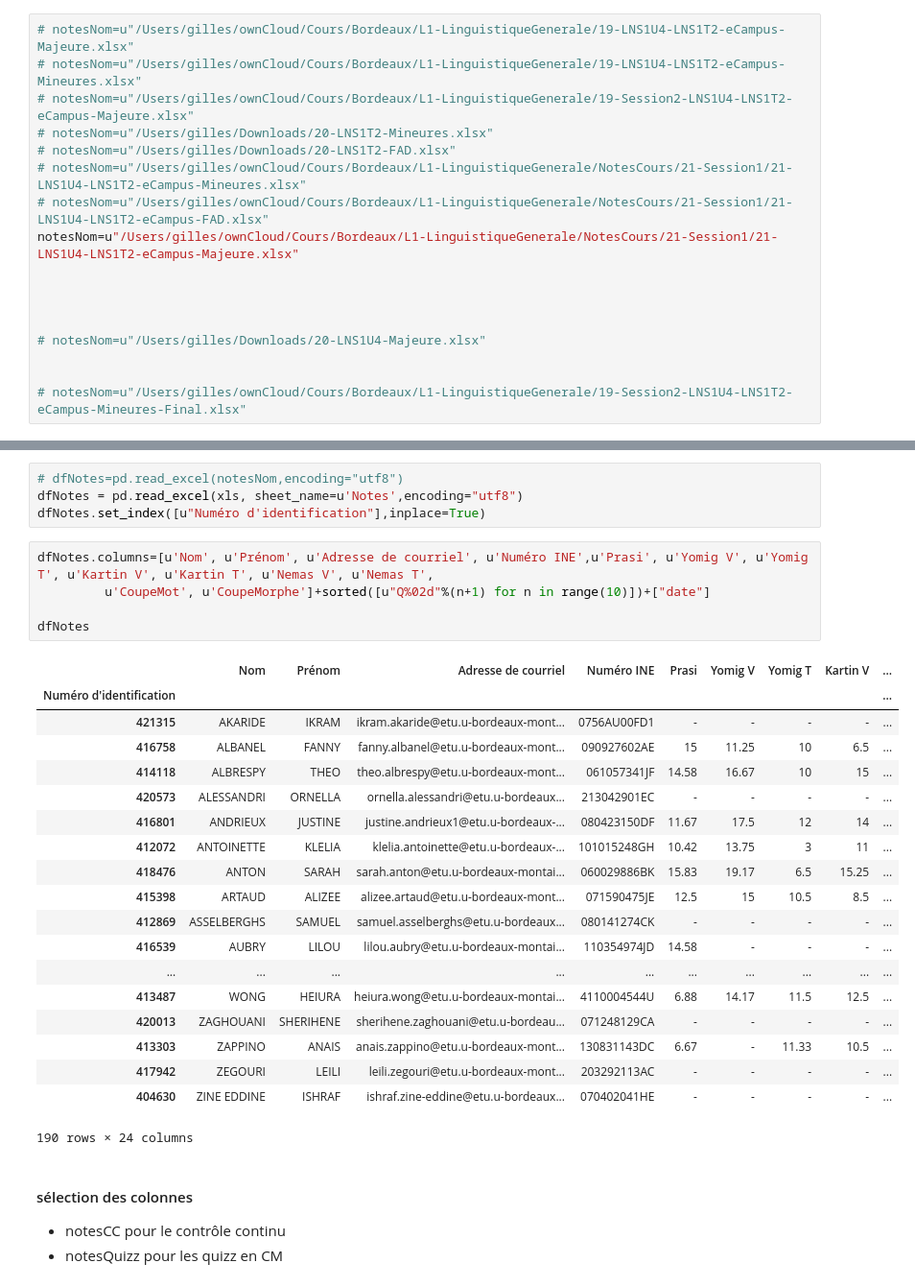
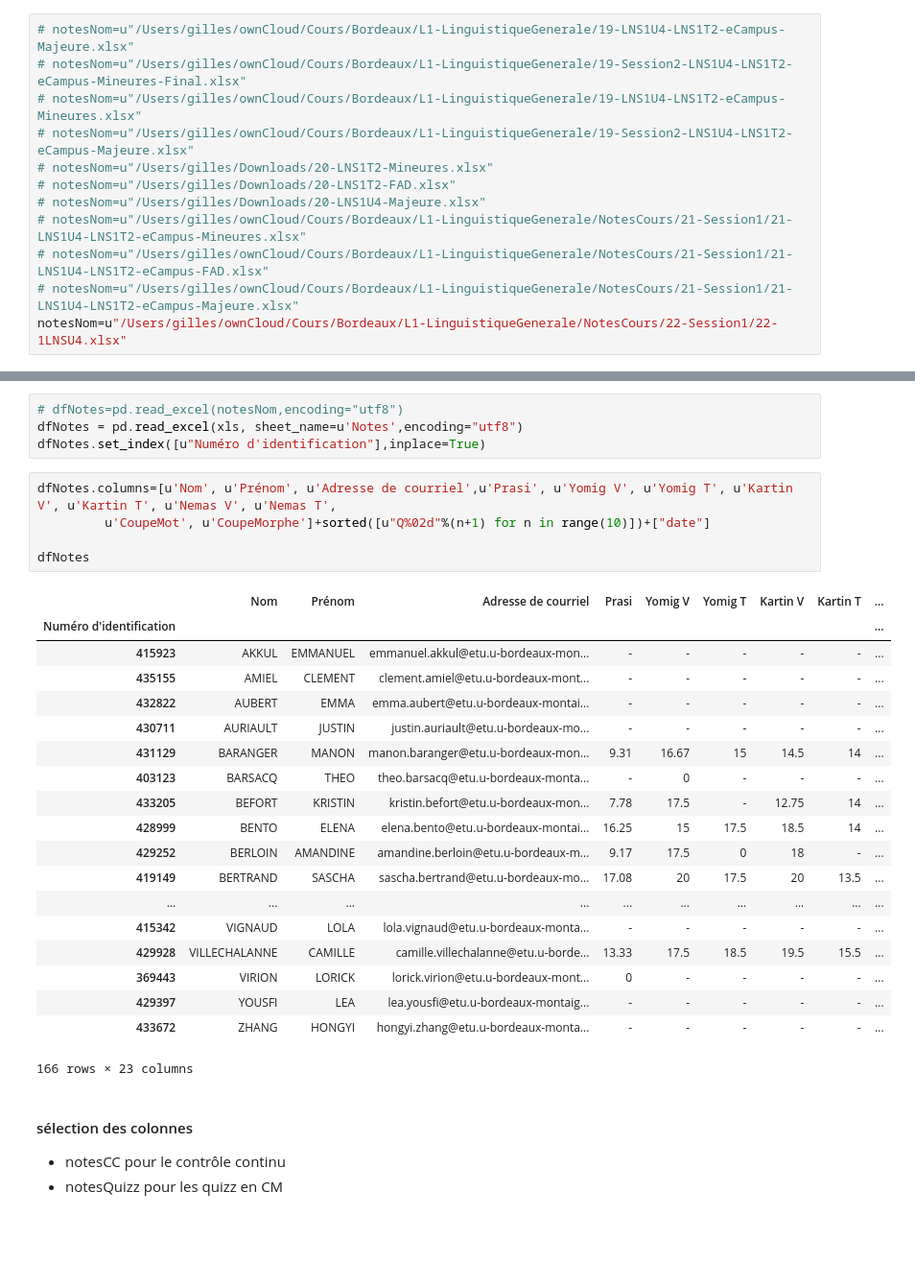
Before and after one commit to gboye/Divers, a Jupyter notebook: Montaigne/LG-NotesBonusQuizz.ipynb, the cells around one changed output, grey strips where cells are left out. Shown at 96% size. Drawn from its saved outputs; the diff is of its cells as text; blank space fills up the shorter version.

```diff
--- a/Montaigne/LG-NotesBonusQuizz.ipynb
+++ b/Montaigne/LG-NotesBonusQuizz.ipynb
@@ -15,21 +15,16 @@ dfNotes.set_index([u'Nom', u'Prénom'],inplace=True)
 ⚠️ Attention à fournir un fichier XLSX
 # %%
 # notesNom=u"/Users/gilles/ownCloud/Cours/Bordeaux/L1-LinguistiqueGenerale/19-LNS1U4-LNS1T2-eCampus-Majeure.xlsx"
+# notesNom=u"/Users/gilles/ownCloud/Cours/Bordeaux/L1-LinguistiqueGenerale/19-Session2-LNS1U4-LNS1T2-eCampus-Mineures-Final.xlsx"
 # notesNom=u"/Users/gilles/ownCloud/Cours/Bordeaux/L1-LinguistiqueGenerale/19-LNS1U4-LNS1T2-eCampus-Mineures.xlsx"
 # notesNom=u"/Users/gilles/ownCloud/Cours/Bordeaux/L1-LinguistiqueGenerale/19-Session2-LNS1U4-LNS1T2-eCampus-Majeure.xlsx"
 # notesNom=u"/Users/gilles/Downloads/20-LNS1T2-Mineures.xlsx"
 # notesNom=u"/Users/gilles/Downloads/20-LNS1T2-FAD.xlsx"
+# notesNom=u"/Users/gilles/Downloads/20-LNS1U4-Majeure.xlsx"
 # notesNom=u"/Users/gilles/ownCloud/Cours/Bordeaux/L1-LinguistiqueGenerale/NotesCours/21-Session1/21-LNS1U4-LNS1T2-eCampus-Mineures.xlsx"
 # notesNom=u"/Users/gilles/ownCloud/Cours/Bordeaux/L1-LinguistiqueGenerale/NotesCours/21-Session1/21-LNS1U4-LNS1T2-eCampus-FAD.xlsx"
-notesNom=u"/Users/gilles/ownCloud/Cours/Bordeaux/L1-LinguistiqueGenerale/NotesCours/21-Session1/21-LNS1U4-LNS1T2-eCampus-Majeure.xlsx"
-
-
-
-
-# notesNom=u"/Users/gilles/Downloads/20-LNS1U4-Majeure.xlsx"
-
-
-# notesNom=u"/Users/gilles/ownCloud/Cours/Bordeaux/L1-LinguistiqueGenerale/19-Session2-LNS1U4-LNS1T2-eCampus-Mineures-Final.xlsx"
+# notesNom=u"/Users/gilles/ownCloud/Cours/Bordeaux/L1-LinguistiqueGenerale/NotesCours/21-Session1/21-LNS1U4-LNS1T2-eCampus-Majeure.xlsx"
+notesNom=u"/Users/gilles/ownCloud/Cours/Bordeaux/L1-LinguistiqueGenerale/NotesCours/22-Session1/22-1LNSU4.xlsx"
 # %%
 xls = pd.ExcelFile(notesNom)
 xls.sheet_names
@@ -40,30 +35,30 @@ xls.sheet_names
 dfNotes = pd.read_excel(xls, sheet_name=u'Notes',encoding="utf8")
 dfNotes.set_index([u"Numéro d'identification"],inplace=True)
 # %%
-dfNotes.columns=[u'Nom', u'Prénom', u'Adresse de courriel', u'Numéro INE',u'Prasi', u'Yomig V', u'Yomig T', u'Kartin V', u'Kartin T', u'Nemas V', u'Nemas T',
+dfNotes.columns=[u'Nom', u'Prénom', u'Adresse de courriel',u'Prasi', u'Yomig V', u'Yomig T', u'Kartin V', u'Kartin T', u'Nemas V', u'Nemas T',
          u'CoupeMot', u'CoupeMorphe']+sorted([u"Q%02d"%(n+1) for n in range(10)])+["date"]
 
 dfNotes
 # %% [output]
-|  | Nom | Prénom | Adresse de courriel | Numéro INE | Prasi | Yomig V | Yomig T | Kartin V | ... |
+|  | Nom | Prénom | Adresse de courriel | Prasi | Yomig V | Yomig T | Kartin V | Kartin T | ... |
 | Numéro d'identification |  |  |  |  |  |  |  |  | ... |
-| 421315 | AKARIDE | IKRAM | ikram.akaride@etu.u-bordeaux-mont... | 0756AU00FD1 | - | - | - | - | ... |
-| 416758 | ALBANEL | FANNY | fanny.albanel@etu.u-bordeaux-mont... | 090927602AE | 15 | 11.25 | 10 | 6.5 | ... |
-| 414118 | ALBRESPY | THEO | theo.albrespy@etu.u-bordeaux-mont... | 061057341JF | 14.58 | 16.67 | 10 | 15 | ... |
-| 420573 | ALESSANDRI | ORNELLA | ornella.alessandri@etu.u-bordeaux... | 213042901EC | - | - | - | - | ... |
-| 416801 | ANDRIEUX | JUSTINE | justine.andrieux1@etu.u-bordeaux-... | 080423150DF | 11.67 | 17.5 | 12 | 14 | ... |
-| 412072 | ANTOINETTE | KLELIA | klelia.antoinette@etu.u-bordeaux-... | 101015248GH | 10.42 | 13.75 | 3 | 11 | ... |
-| 418476 | ANTON | SARAH | sarah.anton@etu.u-bordeaux-montai... | 060029886BK | 15.83 | 19.17 | 6.5 | 15.25 | ... |
-| 415398 | ARTAUD | ALIZEE | alizee.artaud@etu.u-bordeaux-mont... | 071590475JE | 12.5 | 15 | 10.5 | 8.5 | ... |
-| 412869 | ASSELBERGHS | SAMUEL | samuel.asselberghs@etu.u-bordeaux... | 080141274CK | - | - | - | - | ... |
-| 416539 | AUBRY | LILOU | lilou.aubry@etu.u-bordeaux-montai... | 110354974JD | 14.58 | - | - | - | ... |
+| 415923 | AKKUL | EMMANUEL | emmanuel.akkul@etu.u-bordeaux-mon... | - | - | - | - | - | ... |
+| 435155 | AMIEL | CLEMENT | clement.amiel@etu.u-bordeaux-mont... | - | - | - | - | - | ... |
+| 432822 | AUBERT | EMMA | emma.aubert@etu.u-bordeaux-montai... | - | - | - | - | - | ... |
+| 430711 | AURIAULT | JUSTIN | justin.auriault@etu.u-bordeaux-mo... | - | - | - | - | - | ... |
+| 431129 | BARANGER | MANON | manon.baranger@etu.u-bordeaux-mon... | 9.31 | 16.67 | 15 | 14.5 | 14 | ... |
+| 403123 | BARSACQ | THEO | theo.barsacq@etu.u-bordeaux-monta... | - | 0 | - | - | - | ... |
+| 433205 | BEFORT | KRISTIN | kristin.befort@etu.u-bordeaux-mon... | 7.78 | 17.5 | - | 12.75 | 14 | ... |
+| 428999 | BENTO | ELENA | elena.bento@etu.u-bordeaux-montai... | 16.25 | 15 | 17.5 | 18.5 | 14 | ... |
+| 429252 | BERLOIN | AMANDINE | amandine.berloin@etu.u-bordeaux-m... | 9.17 | 17.5 | 0 | 18 | - | ... |
+| 419149 | BERTRAND | SASCHA | sascha.bertrand@etu.u-bordeaux-mo... | 17.08 | 20 | 17.5 | 20 | 13.5 | ... |
 | ... | ... | ... | ... | ... | ... | ... | ... | ... | ... |
-| 413487 | WONG | HEIURA | heiura.wong@etu.u-bordeaux-montai... | 4110004544U | 6.88 | 14.17 | 11.5 | 12.5 | ... |
-| 420013 | ZAGHOUANI | SHERIHENE | sherihene.zaghouani@etu.u-bordeau... | 071248129CA | - | - | - | - | ... |
-| 413303 | ZAPPINO | ANAIS | anais.zappino@etu.u-bordeaux-mont... | 130831143DC | 6.67 | - | 11.33 | 10.5 | ... |
-| 417942 | ZEGOURI | LEILI | leili.zegouri@etu.u-bordeaux-mont... | 203292113AC | - | - | - | - | ... |
-| 404630 | ZINE EDDINE | ISHRAF | ishraf.zine-eddine@etu.u-bordeaux... | 070402041HE | - | - | - | - | ... |
+| 415342 | VIGNAUD | LOLA | lola.vignaud@etu.u-bordeaux-monta... | - | - | - | - | - | ... |
+| 429928 | VILLECHALANNE | CAMILLE | camille.villechalanne@etu.u-borde... | 13.33 | 17.5 | 18.5 | 19.5 | 15.5 | ... |
+| 369443 | VIRION | LORICK | lorick.virion@etu.u-bordeaux-mont... | 0 | - | - | - | - | ... |
+| 429397 | YOUSFI | LEA | lea.yousfi@etu.u-bordeaux-montaig... | - | - | - | - | - | ... |
+| 433672 | ZHANG | HONGYI | hongyi.zhang@etu.u-bordeaux-monta... | - | - | - | - | - | ... |
-190 rows × 24 columns
+166 rows × 23 columns
 # %% [markdown]
 #### sélection des colonnes
 - notesCC pour le contrôle continu
```
Also changed, not shown: parts of 3 cells of this notebook, 4 other files.
